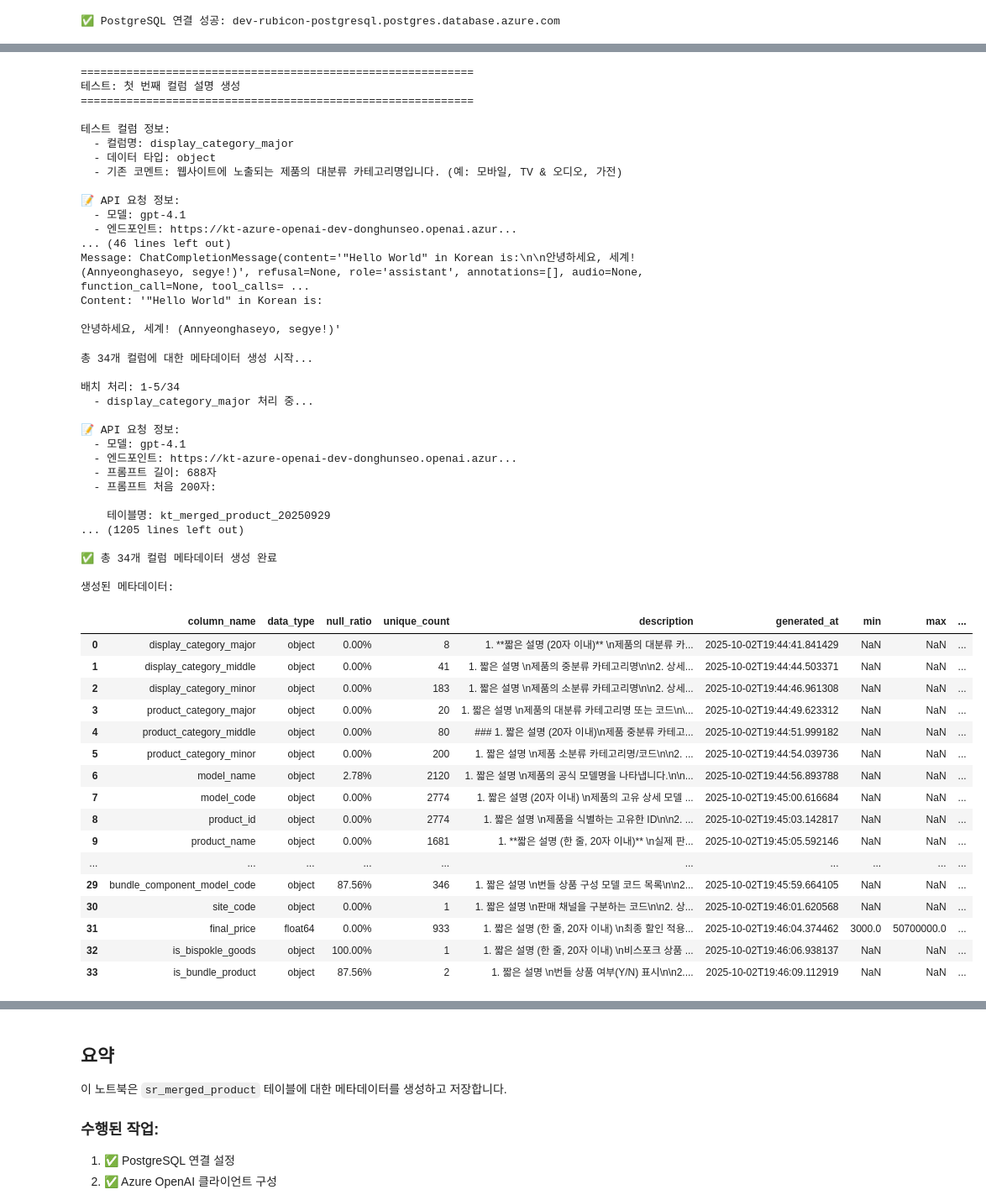
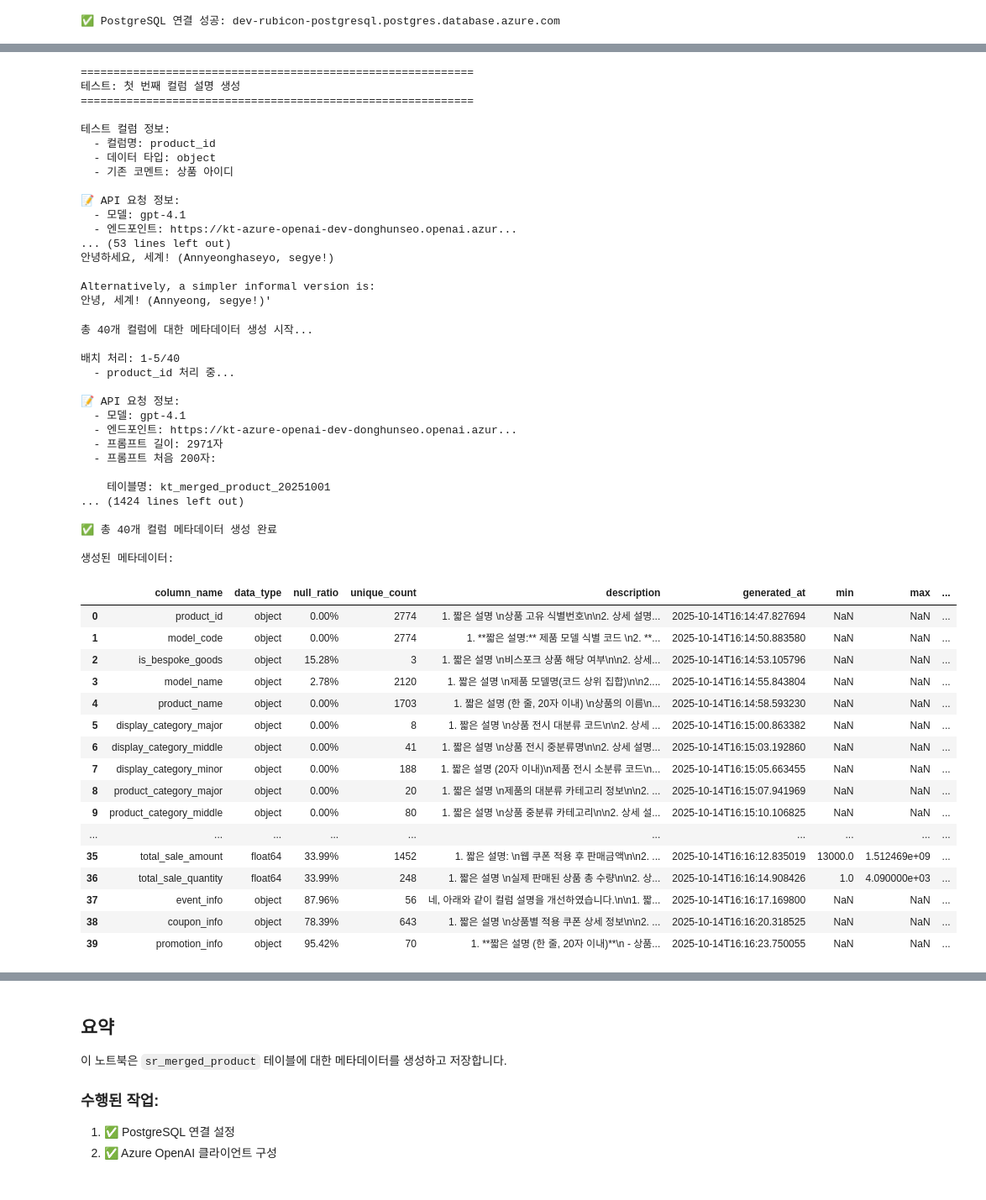
Before and after one commit to sm1835dh/dev_sr_preperation, a Jupyter notebook: notebooks/generate_metadata.ipynb, the cells around one changed output, grey strips where cells are left out. Shown at 84% size. Saved outputs shown, nothing was run; the diff lists cells and outputs as text; code cells hidden in the pictures.

```diff
--- a/notebooks/generate_metadata.ipynb
+++ b/notebooks/generate_metadata.ipynb
@@ -175,7 +175,7 @@ def get_table_schema(table_name='test'):
         conn.close()
 
 # 스키마 조회
-df_schema = get_table_schema(table_name="kt_merged_product_20250929")
+df_schema = get_table_schema(table_name="kt_merged_product_20251001")
 if df_schema is not None:
     print("\n테이블 스키마 정보:")
     display(df_schema.head(10))
@@ -566,7 +566,7 @@ def get_column_statistics(table_name='test', sample_size=10000):
         conn.close()
 
 # 컬럼 통계 수집
-df_column_stats = get_column_statistics(table_name="kt_merged_product_20250929")
+df_column_stats = get_column_statistics(table_name="kt_merged_product_20251001")
 if df_column_stats is not None:
     display(df_column_stats)
 # %% [output]
@@ -801,7 +801,7 @@ if df_column_stats is not None and len(df_column_stats) > 0:
     print(f"  - 데이터 타입: {test_column.get('data_type')}")
     print(f"  - 기존 코멘트: {test_column.get('column_comment')}")
 
-    description = generate_column_description(test_column, table_context="kt_merged_product_20250929")
+    description = generate_column_description(test_column, table_context="kt_merged_product_20251001")
 
     print("\n" + "=" * 60)
     if description:
@@ -845,18 +845,18 @@ if df_column_stats is not None and len(df_column_stats) > 0:
 ============================================================
 
 테스트 컬럼 정보:
-  - 컬럼명: display_category_major
+  - 컬럼명: product_id
   - 데이터 타입: object
-  - 기존 코멘트: 웹사이트에 노출되는 제품의 대분류 카테고리명입니다. (예: 모바일, TV & 오디오, 가전)
+  - 기존 코멘트: 상품 아이디
 
 📝 API 요청 정보:
   - 모델: gpt-4.1
   - 엔드포인트: https://kt-azure-openai-dev-donghunseo.openai.azur...
-... (46 lines left out)
-Message: ChatCompletionMessage(content='"Hello World" in Korean is:\n\n안녕하세요, 세계! (Annyeonghaseyo, segye!)', refusal=None, role='assistant', annotations=[], audio=None, function_call=None, tool_calls= ...
-Content: '"Hello World" in Korean is:
+... (53 lines left out)
+안녕하세요, 세계! (Annyeonghaseyo, segye!)
 
-안녕하세요, 세계! (Annyeonghaseyo, segye!)'
+Alternatively, a simpler informal version is:
+안녕, 세계! (Annyeong, segye!)'
 # %%
 # 8. 모든 컬럼에 대한 메타데이터 생성 (배치 처리)
 def generate_all_column_metadata(df_stats, batch_size=5):
@@ -882,7 +882,7 @@ def generate_all_column_metadata(df_stats, batch_size=5):
             print(f"  - {column_name} 처리 중...")
 
             # OpenAI 설명 생성
-            description = generate_column_description(column_info, table_context="kt_merged_product_20250929")
+            description = generate_column_description(column_info, table_context="kt_merged_product_20251001")
 
             # 메타데이터 구성
             metadata = {
@@ -902,56 +902,56 @@ def generate_all_column_metadata(df_stats, batch_size=5):
                     'mean': column_info.get('mean'),
                     'median': column_info.get('median')
                 })
 
             metadata_list.append(metadata)
 
             # API 호출 제한 방지를 위한 대기
             import time
             time.sleep(0.5)
 
     print(f"\n✅ 총 {len(metadata_list)}개 컬럼 메타데이터 생성 완료")
     return pd.DataFrame(metadata_list)
 
 # 메타데이터 생성 (처음 10개 컬럼만)
 df_metadata = generate_all_column_metadata(df_column_stats)
 if df_metadata is not None:
     print("\n생성된 메타데이터:")
     display(df_metadata)
 # %% [output]
-총 34개 컬럼에 대한 메타데이터 생성 시작...
+총 40개 컬럼에 대한 메타데이터 생성 시작...
 
-배치 처리: 1-5/34
-  - display_category_major 처리 중...
+배치 처리: 1-5/40
+  - product_id 처리 중...
 
 📝 API 요청 정보:
   - 모델: gpt-4.1
   - 엔드포인트: https://kt-azure-openai-dev-donghunseo.openai.azur...
-  - 프롬프트 길이: 688자
+  - 프롬프트 길이: 2971자
   - 프롬프트 처음 200자:
 
-    테이블명: kt_merged_product_20250929
-... (1205 lines left out)
+    테이블명: kt_merged_product_20251001
+... (1424 lines left out)
 
-✅ 총 34개 컬럼 메타데이터 생성 완료
+✅ 총 40개 컬럼 메타데이터 생성 완료
 
 생성된 메타데이터:
 |  | column_name | data_type | null_ratio | unique_count | description | generated_at | min | max | ... |
-| 0 | display_category_major | object | 0.00% | 8 | 1. **짧은 설명 (20자 이내)** \n제품의 대분류 카... | 2025-10-02T19:44:41.841429 | NaN | NaN | ... |
-| 1 | display_category_middle | object | 0.00% | 41 | 1. 짧은 설명 \n제품의 중분류 카테고리명\n\n2. 상세... | 2025-10-02T19:44:44.503371 | NaN | NaN | ... |
-| 2 | display_category_minor | object | 0.00% | 183 | 1. 짧은 설명 \n제품의 소분류 카테고리명\n\n2. 상세... | 2025-10-02T19:44:46.961308 | NaN | NaN | ... |
-| 3 | product_category_major | object | 0.00% | 20 | 1. 짧은 설명 \n제품의 대분류 카테고리명 또는 코드\n\... | 2025-10-02T19:44:49.623312 | NaN | NaN | ... |
-| 4 | product_category_middle | object | 0.00% | 80 | ### 1. 짧은 설명 (20자 이내)\n제품 중분류 카테고... | 2025-10-02T19:44:51.999182 | NaN | NaN | ... |
-| 5 | product_category_minor | object | 0.00% | 200 | 1. 짧은 설명 \n제품 소분류 카테고리명/코드\n\n2. ... | 2025-10-02T19:44:54.039736 | NaN | NaN | ... |
-| 6 | model_name | object | 2.78% | 2120 | 1. 짧은 설명 \n제품의 공식 모델명을 나타냅니다.\n\n... | 2025-10-02T19:44:56.893788 | NaN | NaN | ... |
-| 7 | model_code | object | 0.00% | 2774 | 1. 짧은 설명 (20자 이내) \n제품의 고유 상세 모델 ... | 2025-10-02T19:45:00.616684 | NaN | NaN | ... |
-| 8 | product_id | object | 0.00% | 2774 | 1. 짧은 설명 \n제품을 식별하는 고유한 ID\n\n2. ... | 2025-10-02T19:45:03.142817 | NaN | NaN | ... |
-| 9 | product_name | object | 0.00% | 1681 | 1. **짧은 설명 (한 줄, 20자 이내)** \n실제 판... | 2025-10-02T19:45:05.592146 | NaN | NaN | ... |
+| 0 | product_id | object | 0.00% | 2774 | 1. 짧은 설명 \n상품 고유 식별번호\n\n2. 상세 설명... | 2025-10-14T16:14:47.827694 | NaN | NaN | ... |
+| 1 | model_code | object | 0.00% | 2774 | 1. **짧은 설명:** 제품 모델 식별 코드 \n2. **... | 2025-10-14T16:14:50.883580 | NaN | NaN | ... |
+| 2 | is_bespoke_goods | object | 15.28% | 3 | 1. 짧은 설명 \n비스포크 상품 해당 여부\n\n2. 상세... | 2025-10-14T16:14:53.105796 | NaN | NaN | ... |
+| 3 | model_name | object | 2.78% | 2120 | 1. 짧은 설명 \n제품 모델명(코드 상위 집합)\n\n2.... | 2025-10-14T16:14:55.843804 | NaN | NaN | ... |
+| 4 | product_name | object | 0.00% | 1703 | 1. 짧은 설명 (한 줄, 20자 이내) \n상품의 이름\n... | 2025-10-14T16:14:58.593230 | NaN | NaN | ... |
+| 5 | display_category_major | object | 0.00% | 8 | 1. 짧은 설명 \n상품 전시 대분류 코드\n\n2. 상세 ... | 2025-10-14T16:15:00.863382 | NaN | NaN | ... |
+| 6 | display_category_middle | object | 0.00% | 41 | 1. 짧은 설명 \n상품 전시 중분류명\n\n2. 상세 설명... | 2025-10-14T16:15:03.192860 | NaN | NaN | ... |
+| 7 | display_category_minor | object | 0.00% | 188 | 1. 짧은 설명 (20자 이내)\n제품 전시 소분류 코드\n... | 2025-10-14T16:15:05.663455 | NaN | NaN | ... |
+| 8 | product_category_major | object | 0.00% | 20 | 1. 짧은 설명 \n제품의 대분류 카테고리 정보\n\n2. ... | 2025-10-14T16:15:07.941969 | NaN | NaN | ... |
+| 9 | product_category_middle | object | 0.00% | 80 | 1. 짧은 설명 \n상품 중분류 카테고리\n\n2. 상세 설... | 2025-10-14T16:15:10.106825 | NaN | NaN | ... |
 | ... | ... | ... | ... | ... | ... | ... | ... | ... | ... |
-| 29 | bundle_component_model_code | object | 87.56% | 346 | 1. 짧은 설명 \n번들 상품 구성 모델 코드 목록\n\n2... | 2025-10-02T19:45:59.664105 | NaN | NaN | ... |
-| 30 | site_code | object | 0.00% | 1 | 1. 짧은 설명 \n판매 채널을 구분하는 코드\n\n2. 상... | 2025-10-02T19:46:01.620568 | NaN | NaN | ... |
-| 31 | final_price | float64 | 0.00% | 933 | 1. 짧은 설명 (한 줄, 20자 이내) \n최종 할인 적용... | 2025-10-02T19:46:04.374462 | 3000.0 | 50700000.0 | ... |
-| 32 | is_bispokle_goods | object | 100.00% | 1 | 1. 짧은 설명 (한 줄, 20자 이내) \n비스포크 상품 ... | 2025-10-02T19:46:06.938137 | NaN | NaN | ... |
-| 33 | is_bundle_product | object | 87.56% | 2 | 1. 짧은 설명 \n번들 상품 여부(Y/N) 표시\n\n2.... | 2025-10-02T19:46:09.112919 | NaN | NaN | ... |
+| 35 | total_sale_amount | float64 | 33.99% | 1452 | 1. 짧은 설명: \n웹 쿠폰 적용 후 판매금액\n\n2. ... | 2025-10-14T16:16:12.835019 | 13000.0 | 1.512469e+09 | ... |
+| 36 | total_sale_quantity | float64 | 33.99% | 248 | 1. 짧은 설명 \n실제 판매된 상품 총 수량\n\n2. 상... | 2025-10-14T16:16:14.908426 | 1.0 | 4.090000e+03 | ... |
+| 37 | event_info | object | 87.96% | 56 | 네, 아래와 같이 컬럼 설명을 개선하였습니다.\n\n1. 짧... | 2025-10-14T16:16:17.169800 | NaN | NaN | ... |
+| 38 | coupon_info | object | 78.39% | 643 | 1. 짧은 설명 \n상품별 적용 쿠폰 상세 정보\n\n2. ... | 2025-10-14T16:16:20.318525 | NaN | NaN | ... |
+| 39 | promotion_info | object | 95.42% | 70 | 1. **짧은 설명 (한 줄, 20자 이내)**\n - 상품... | 2025-10-14T16:16:23.750055 | NaN | NaN | ... |
 # %%
 # 9. 테이블 전체 설명 생성
 def generate_table_description(table_name='test', table_stats=None, column_stats=None):
```
Also changed, not shown: parts of 9 cells of this notebook.
